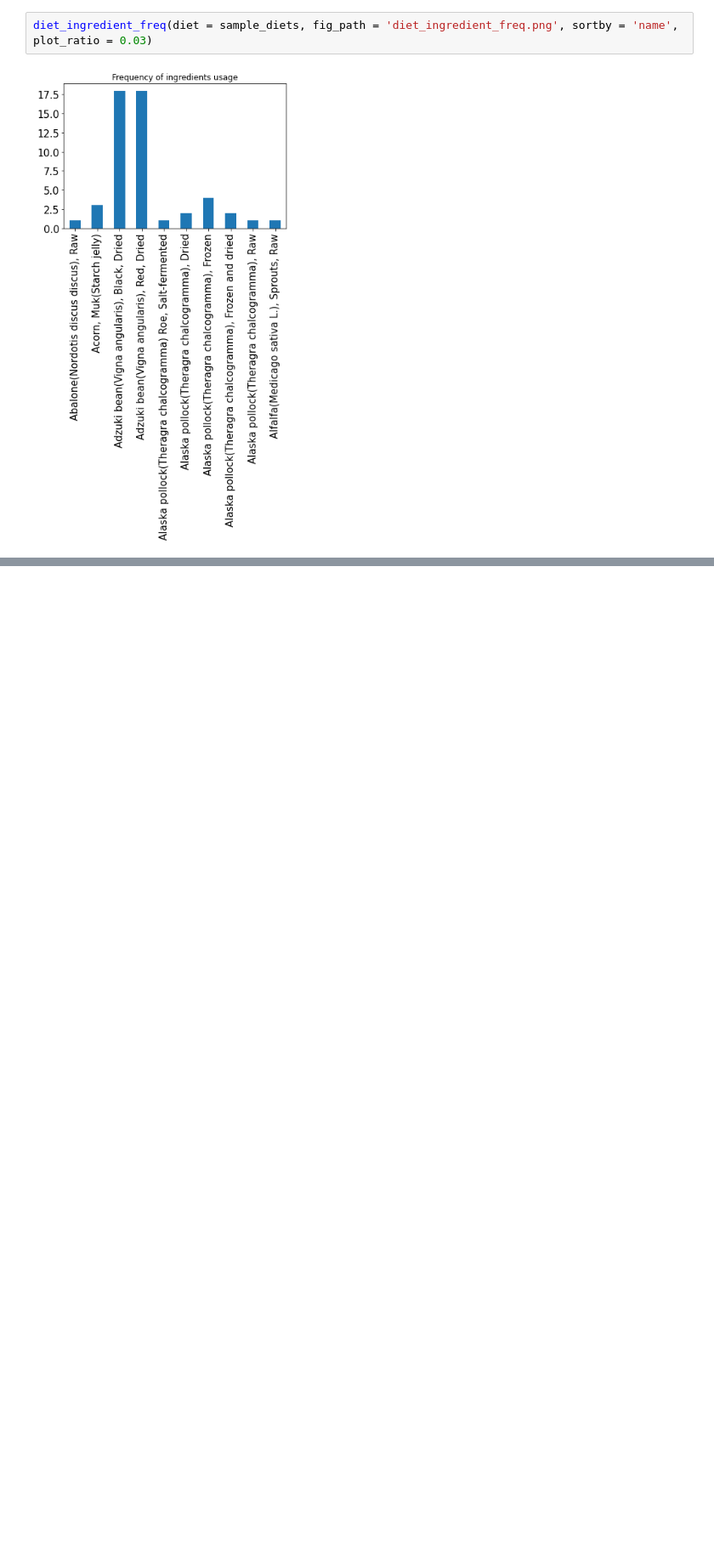
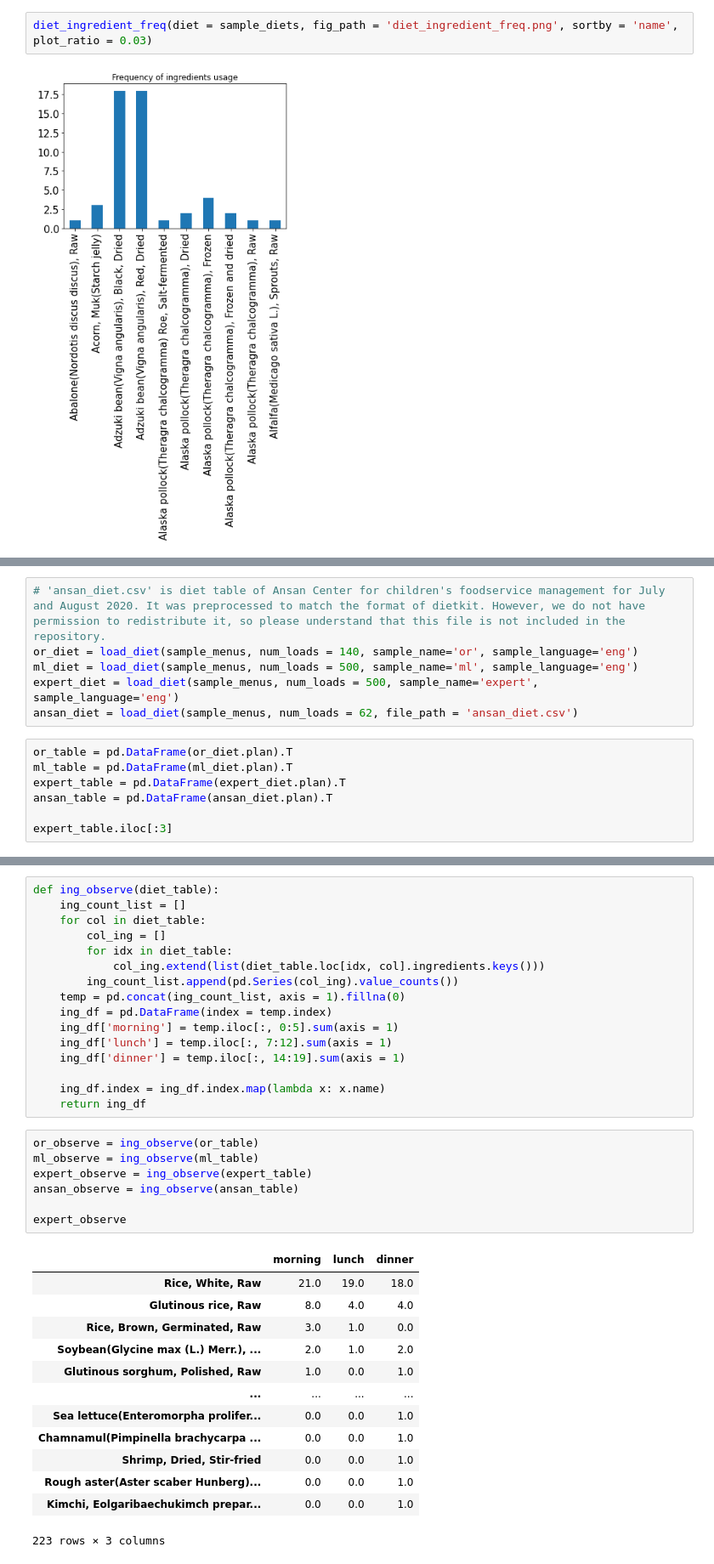
Before and after one commit to pki663/dietkit, a Jupyter notebook: sample_execution.ipynb, the cells around one changed output, grey strips where cells are left out. Shown at 85% size. Cells and saved outputs as stored; diff of their text form; blank space fills up the shorter version.

Commit message:
Update sample execution

```diff
--- a/sample_execution.ipynb
+++ b/sample_execution.ipynb
@@ -403,0 +508,13 @@ diet_ingredient_freq(diet = sample_diets, fig_path = 'diet_ingredient_freq.png',
+# %%
+# 'ansan_diet.csv' is diet table of Ansan Center for children's foodservice management for July and August 2020. It was preprocessed to match the format of dietkit. However, we do not have permission to redistribute it, so please understand that this file is not included in the repository.
+or_diet = load_diet(sample_menus, num_loads = 140, sample_name='or', sample_language='eng')
+ml_diet = load_diet(sample_menus, num_loads = 500, sample_name='ml', sample_language='eng')
+expert_diet = load_diet(sample_menus, num_loads = 500, sample_name='expert', sample_language='eng')
+ansan_diet = load_diet(sample_menus, num_loads = 62, file_path = 'ansan_diet.csv')
+# %%
+or_table = pd.DataFrame(or_diet.plan).T
+ml_table = pd.DataFrame(ml_diet.plan).T
+expert_table = pd.DataFrame(expert_diet.plan).T
+ansan_table = pd.DataFrame(ansan_diet.plan).T
+
+expert_table.iloc[:3]
@@ -403,0 +529,37 @@ diet_ingredient_freq(diet = sample_diets, fig_path = 'diet_ingredient_freq.png',
+# %%
+def ing_observe(diet_table):
+    ing_count_list = []
+    for col in diet_table:
+        col_ing = []
+        for idx in diet_table:
+            col_ing.extend(list(diet_table.loc[idx, col].ingredients.keys()))
+        ing_count_list.append(pd.Series(col_ing).value_counts())
+    temp = pd.concat(ing_count_list, axis = 1).fillna(0)
+    ing_df = pd.DataFrame(index = temp.index)
+    ing_df['morning'] = temp.iloc[:, 0:5].sum(axis = 1)
+    ing_df['lunch'] = temp.iloc[:, 7:12].sum(axis = 1)
+    ing_df['dinner'] = temp.iloc[:, 14:19].sum(axis = 1)
+
+    ing_df.index = ing_df.index.map(lambda x: x.name)
+    return ing_df
+# %%
+or_observe = ing_observe(or_table)
+ml_observe = ing_observe(ml_table)
+expert_observe = ing_observe(expert_table)
+ansan_observe = ing_observe(ansan_table)
+
+expert_observe
+# %% [output]
+|  | morning | lunch | dinner |
+| Rice, White, Raw | 21.0 | 19.0 | 18.0 |
+| Glutinous rice, Raw | 8.0 | 4.0 | 4.0 |
+| Rice, Brown, Germinated, Raw | 3.0 | 1.0 | 0.0 |
+| Soybean(Glycine max (L.) Merr.), ... | 2.0 | 1.0 | 2.0 |
+| Glutinous sorghum, Polished, Raw | 1.0 | 0.0 | 1.0 |
+| ... | ... | ... | ... |
+| Sea lettuce(Enteromorpha prolifer... | 0.0 | 0.0 | 1.0 |
+| Chamnamul(Pimpinella brachycarpa ... | 0.0 | 0.0 | 1.0 |
+| Shrimp, Dried, Stir-fried | 0.0 | 0.0 | 1.0 |
+| Rough aster(Aster scaber Hunberg)... | 0.0 | 0.0 | 1.0 |
+| Kimchi, Eolgaribaechukimch prepar... | 0.0 | 0.0 | 1.0 |
+223 rows × 3 columns
```
Also changed, not shown: parts of 35 cells of this notebook.
